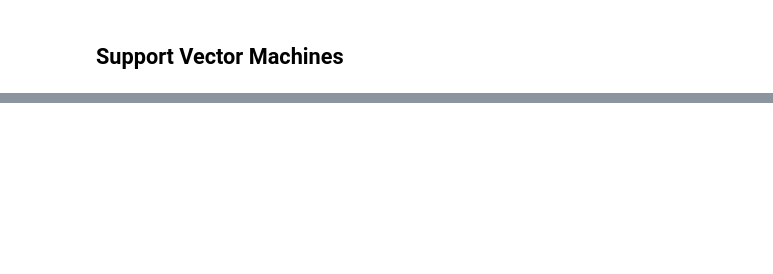
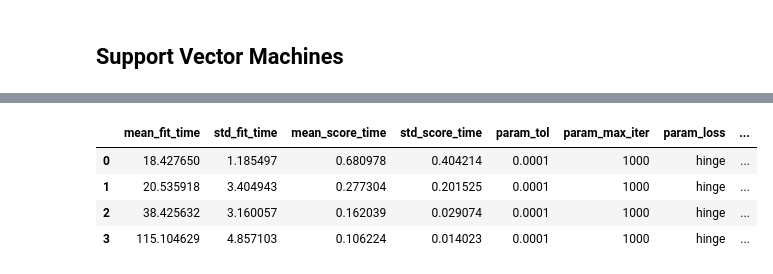
Before and after one commit to FelixSiegfriedRiedel/San-Francisco-Crime, a Jupyter notebook: crime.ipynb, the cells around one changed output, grey strips where cells are left out. Saved outputs shown, nothing was run; the diff lists cells and outputs as text; code cells hidden in the pictures; blank space fills up the shorter version.

```diff
--- a/crime.ipynb
+++ b/crime.ipynb
@@ -1169,12 +1113,0 @@ accuracy_score(y_test, svm_clf.predict(X_test))
-# %%
-param_grid = {
-    'C': [0.1, 1, 10, 100],       # Regularization parameter
-    'loss': ['hinge'],  # Loss function
-    'max_iter': [1000],       # Maximum number of iterations
-    'tol': [1e-4]             # Tolerance for stopping criteria
-}
-svm_clf = LinearSVC()
-
-CV_svm = GridSearchCV(estimator=svm_clf, param_grid=param_grid, cv= 2,verbose=5)
-CV_svm.fit(X, y)
-CV_svm.cv_results_
@@ -1187,0 +1200,9 @@ gc.collect()
+# %%
+random_search_svc_results = random_search_svc.cv_results_
+pd.DataFrame(random_search_svc_results)
+# %% [output]
+|  | mean_fit_time | std_fit_time | mean_score_time | std_score_time | param_tol | param_max_iter | param_loss | ... |
+| 0 | 18.427650 | 1.185497 | 0.680978 | 0.404214 | 0.0001 | 1000 | hinge | ... |
+| 1 | 20.535918 | 3.404943 | 0.277304 | 0.201525 | 0.0001 | 1000 | hinge | ... |
+| 2 | 38.425632 | 3.160057 | 0.162039 | 0.029074 | 0.0001 | 1000 | hinge | ... |
+| 3 | 115.104629 | 4.857103 | 0.106224 | 0.014023 | 0.0001 | 1000 | hinge | ... |
```
Also changed, not shown: parts of 31 cells of this notebook.
